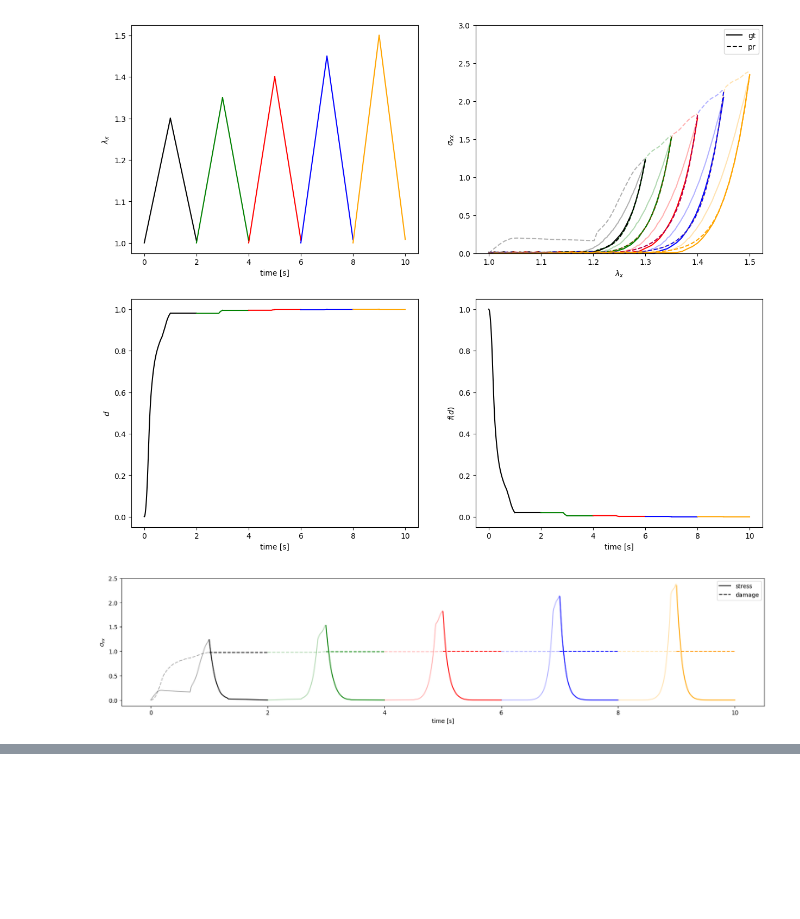
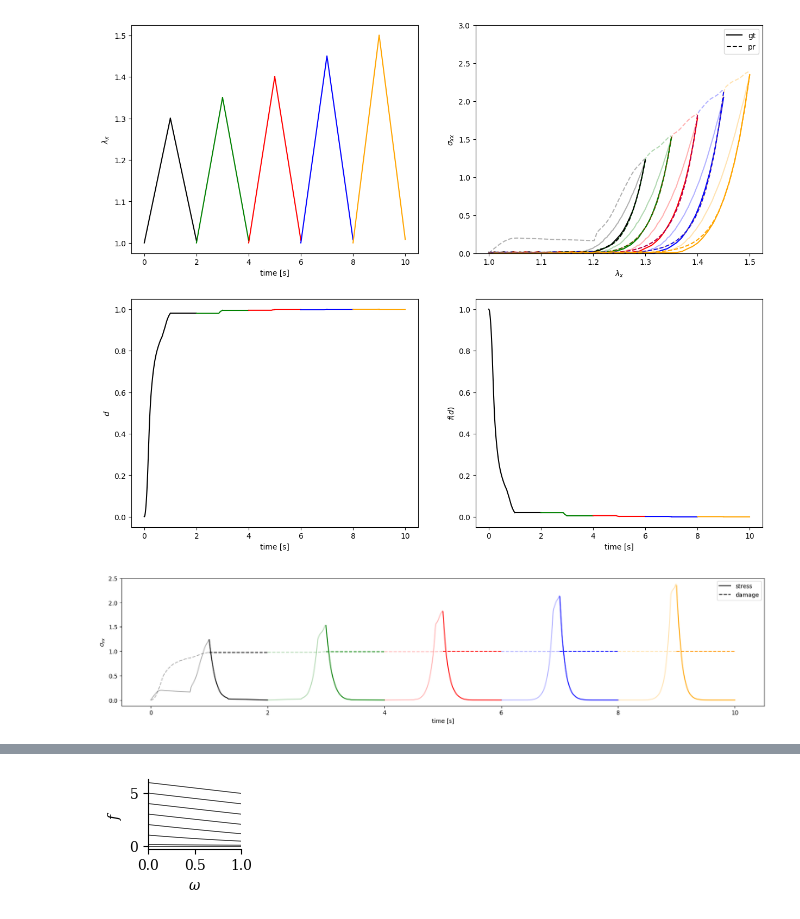
Before and after one commit to tajtac/node_damage, a Jupyter notebook: train_derm1_singlevar.ipynb, the cells around one changed output, grey strips where cells are left out. Cells and saved outputs as stored; diff of their text form; code cells hidden in the pictures; blank space fills up the shorter version.

```diff
--- a/train_derm1_singlevar.ipynb
+++ b/train_derm1_singlevar.ipynb
@@ -765,0 +781,24 @@ ax[1,1].set(xlabel='time [s]', ylabel='$f(d)$')
+# %%
+# key, subkey = random.split(key)
+params_f = init_layers_nobias([1,3,3,3,1], key)
+y = []
+# for I1 in [3.15,3.2,3.3,3.5,3.84,5,6,7,8]:
+for I1 in [0,0.1, 1,2,3,4,5,6]:
+    n = 100
+    dt = 1.0/n
+    t = np.linspace(0,1,n)
+    yi = [np.array([I1])]
+    for _ in t[1:]:
+        yi.append(yi[-1] + dt*(forward_pass_nobias(yi[-1], params_f)))
+    y.append(np.array(yi))
+y = np.array(y)
+
+fig, ax = plt.subplots(figsize=(4*scale,3*scale))
+for yi in y:
+    ax.plot(t, yi, 'k-', linewidth=0.5)
+
+format_traj_fig(ax)
+ax.set(xlabel='$\omega$', ylabel='$f$')
+fig.savefig('figs/traj_f.pdf', bbox_inches='tight', transparent=True, pad_inches=0)
+# %% [output]
+[figure, added]
```
Also changed, not shown: parts of 9 cells of this notebook, 11 other files.
